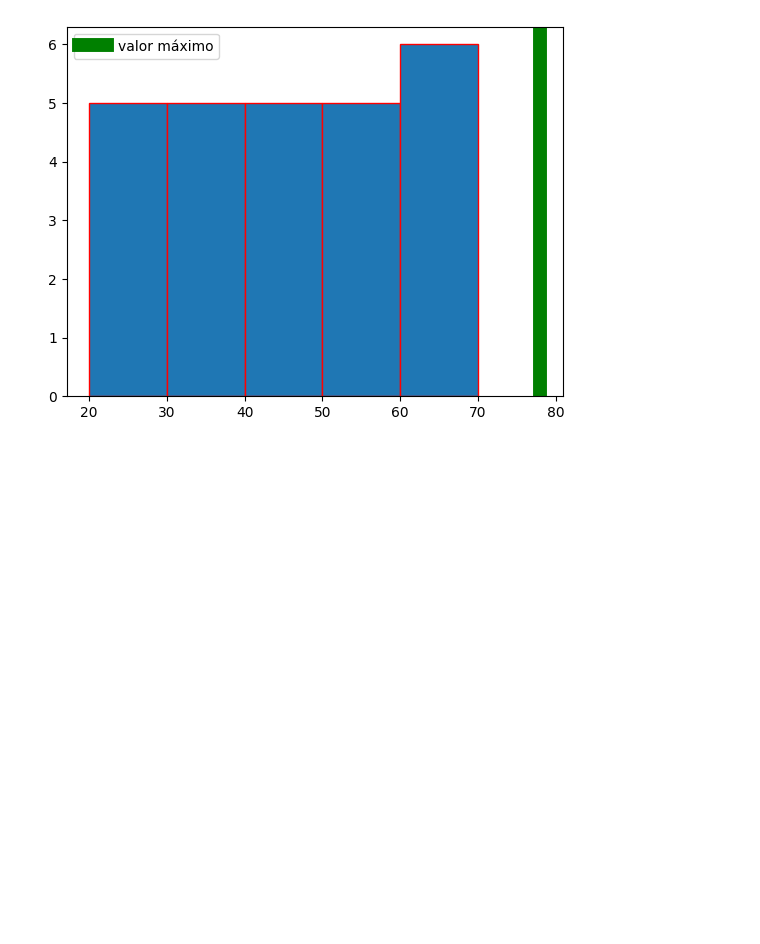
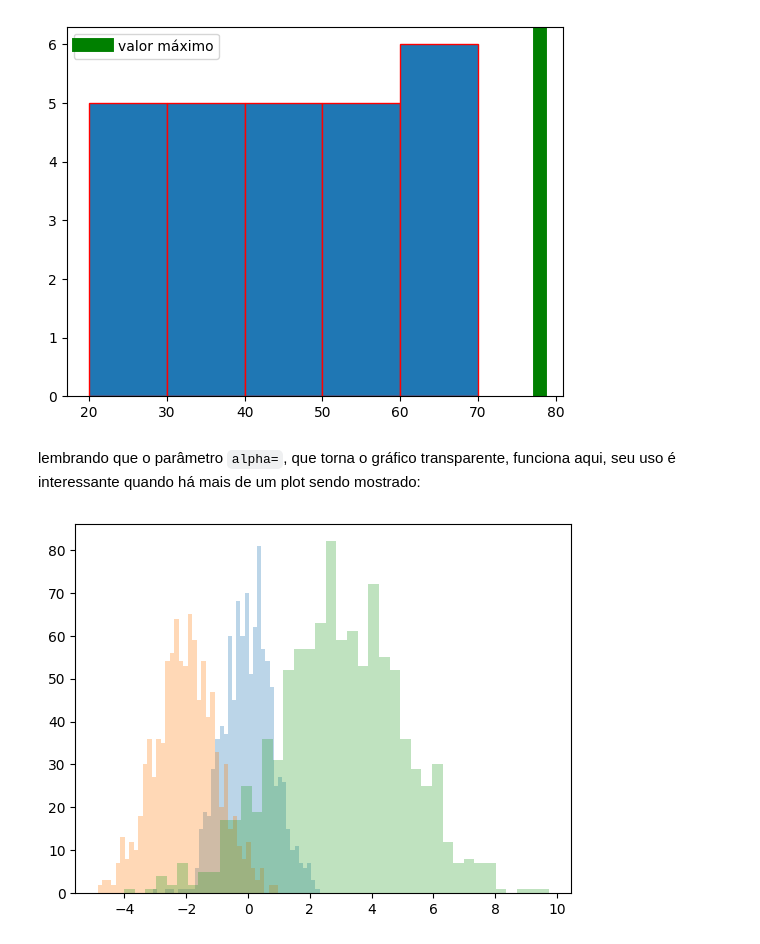
Before and after one commit to lucas-mt/studyPY, a Jupyter notebook: explicaçõesPY/módulos/matplotlib/histograma.ipynb, the cells around one changed output. Cells and saved outputs as stored; diff of their text form; code cells hidden in the pictures; blank space fills up the shorter version.

Commit message:
histogramas e legendas

```diff
--- a/explicaçõesPY/módulos/matplotlib/histograma.ipynb
+++ b/explicaçõesPY/módulos/matplotlib/histograma.ipynb
@@ -64,3 +65,19 @@ plt.legend()
 plt.show()
 # %% [output]
 [figure]
+# %% [markdown]
+lembrando que o parâmetro `alpha=`, que torna o gráfico transparente, funciona aqui, seu uso é interessante quando há mais de um plot sendo mostrado:
+# %%
+import numpy as np
+
+x1 = np.random.normal(0, 0.8, 1000)
+x2 = np.random.normal(-2, 1, 1000)
+x3 = np.random.normal(3, 2, 1000)
+
+kwargs = dict(alpha=0.3,bins=40)
+
+plt.hist(x1, **kwargs)
+plt.hist(x2, **kwargs)
+plt.hist(x3, **kwargs);
+# %% [output]
+[figure, added]
```
Also changed, not shown: parts of 8 cells of this notebook, 3 other files.
